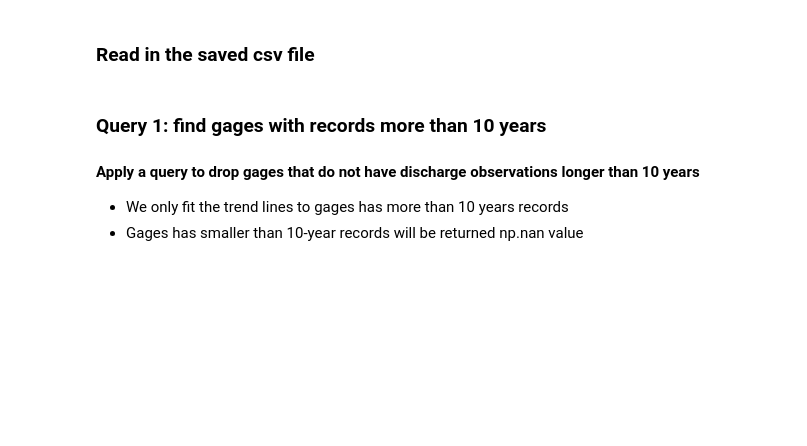
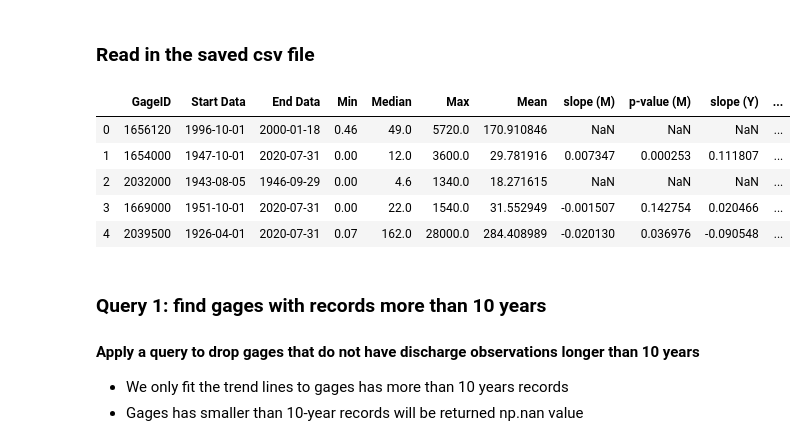
Before and after one commit to ruoyu93/USGS_DataRetriever, a Jupyter notebook: DataAnalysis&QueryResults.ipynb, the cells around one changed output. Saved outputs shown, nothing was run; the diff lists cells and outputs as text; code cells hidden in the pictures; blank space fills up the shorter version.

```diff
--- a/DataAnalysis&QueryResults.ipynb
+++ b/DataAnalysis&QueryResults.ipynb
@@ -46,6 +46,14 @@ trend.to_csv('new_CB_trend.csv', index=False)
 ### Read in the saved csv file
 # %%
 gages_metadata = pd.read_csv('new_CB_trend.csv')
+gages_metadata.head()
+# %% [output]
+|  | GageID | Start Data | End Data | Min | Median | Max | Mean | slope (M) | p-value (M) | slope (Y) | ... |
+| 0 | 1656120 | 1996-10-01 | 2000-01-18 | 0.46 | 49.0 | 5720.0 | 170.910846 | NaN | NaN | NaN | ... |
+| 1 | 1654000 | 1947-10-01 | 2020-07-31 | 0.00 | 12.0 | 3600.0 | 29.781916 | 0.007347 | 0.000253 | 0.111807 | ... |
+| 2 | 2032000 | 1943-08-05 | 1946-09-29 | 0.00 | 4.6 | 1340.0 | 18.271615 | NaN | NaN | NaN | ... |
+| 3 | 1669000 | 1951-10-01 | 2020-07-31 | 0.00 | 22.0 | 1540.0 | 31.552949 | -0.001507 | 0.142754 | 0.020466 | ... |
+| 4 | 2039500 | 1926-04-01 | 2020-07-31 | 0.07 | 162.0 | 28000.0 | 284.408989 | -0.020130 | 0.036976 | -0.090548 | ... |
 # %% [markdown]
 ### Query 1: find gages with records more than 10 years
 #### Apply a query to drop gages that do not have discharge observations longer than 10 years
```
Also changed, not shown: parts of 2 cells of this notebook.
